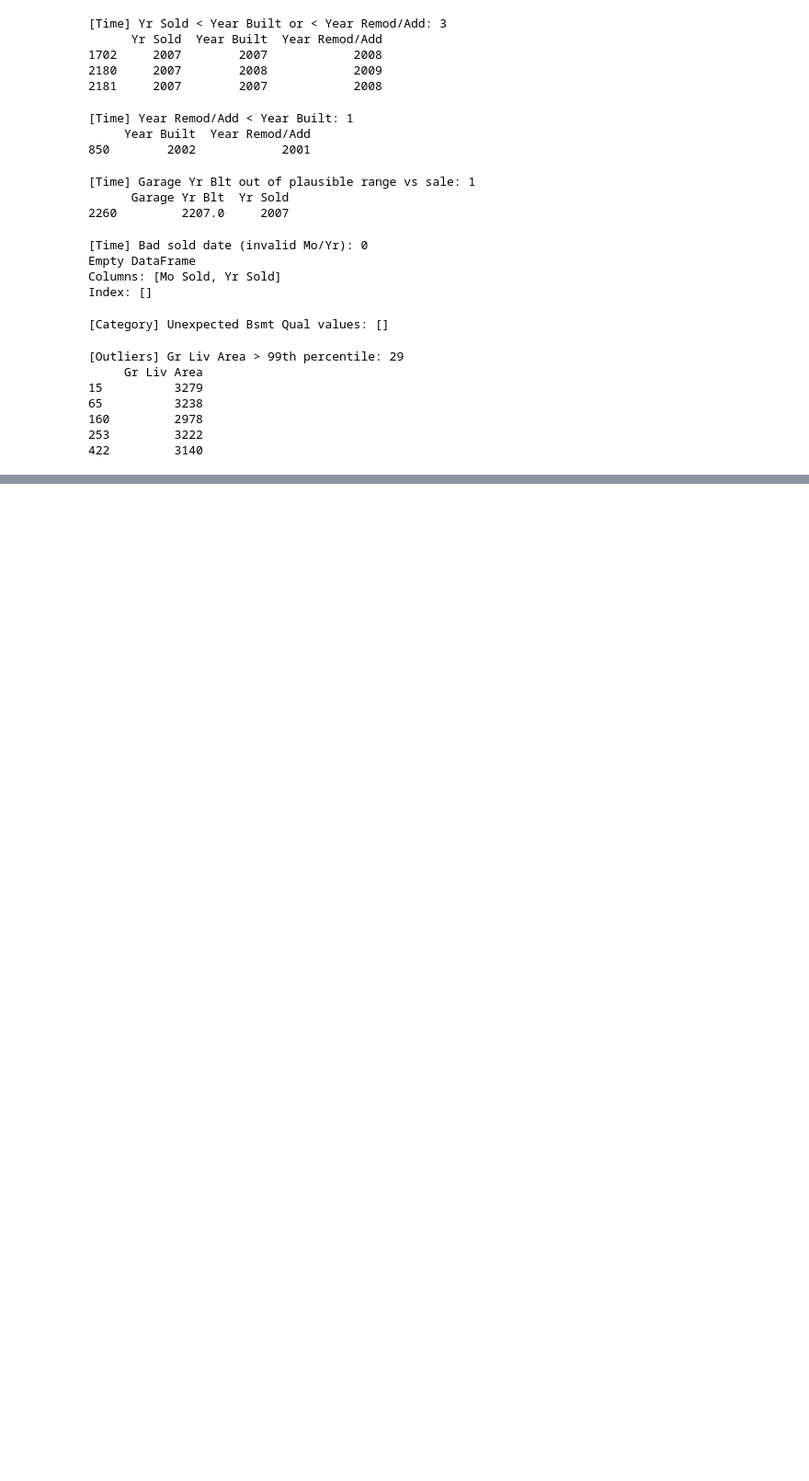
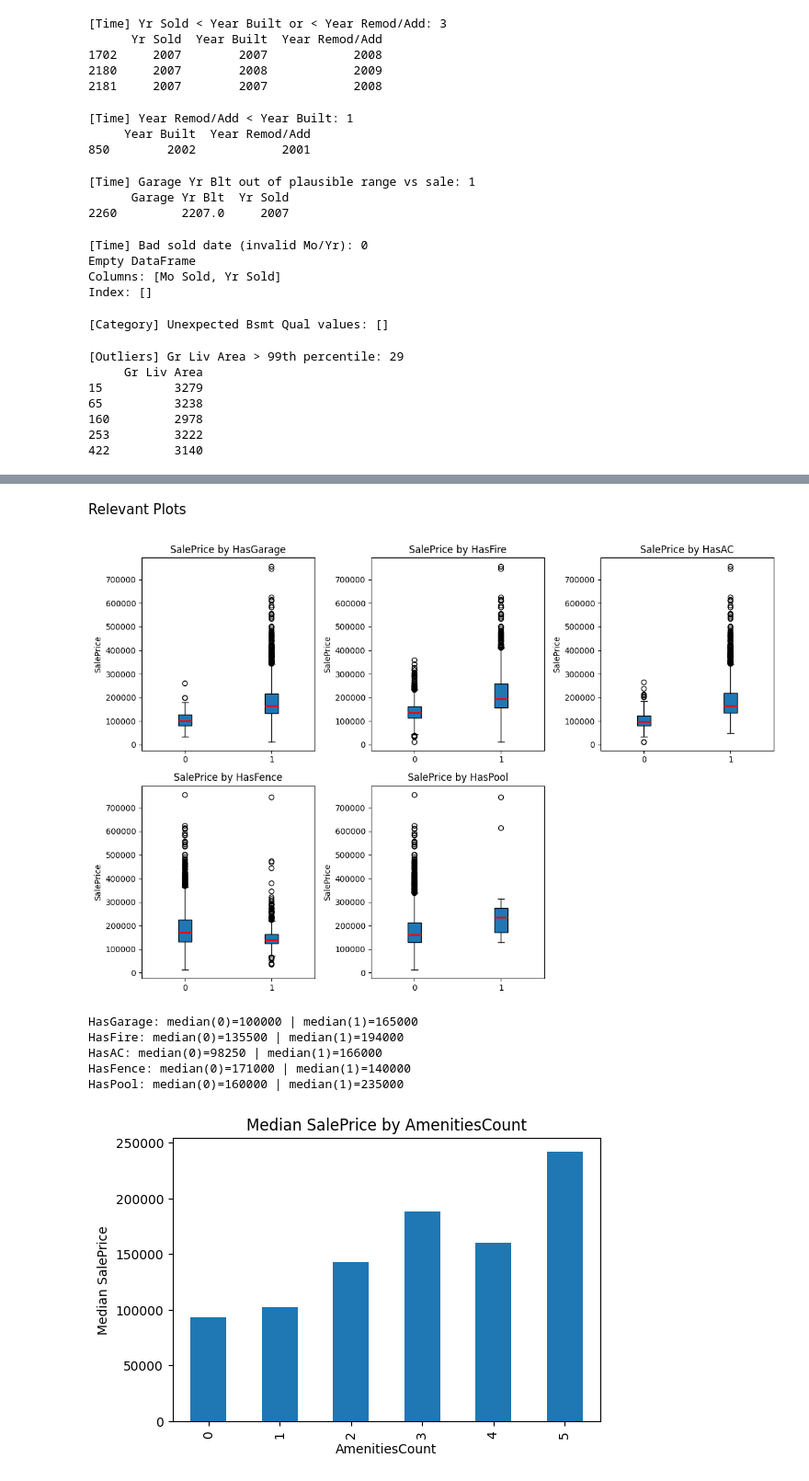
Before and after one commit to MalinaDumitrescu/ML_Projects, a Jupyter notebook: Lab1_ML/data_analysis.ipynb, the cells around one changed output, grey strips where cells are left out. Shown at 92% size. Saved outputs shown, nothing was run; the diff lists cells and outputs as text; code cells hidden in the pictures; blank space fills up the shorter version.

```diff
--- a/Lab1_ML/data_analysis.ipynb
+++ b/Lab1_ML/data_analysis.ipynb
@@ -845,6 +845,3 @@ print(suspect_gr[['Gr Liv Area']].head())
 160         2978
 253         3222
 422         3140
-# %%
-# drop ID-like columns (safe)
-df = df.drop(columns=['Order', 'PID'], errors='ignore').copy()
@@ -869,0 +848,68 @@ dtype: int64
+# %% [markdown]
+Relevant Plots
+# %%
+# -------------------------------
+# 1️⃣ Creare coloane binare pentru amenities
+# -------------------------------
+df['HasPool']   = (df['Pool Area'] > 0).astype(int)
+df['HasFire']   = (df['Fireplaces'] > 0).astype(int)
+df['HasAC']     = (df['Central Air'] == 'Y').astype(int)
+df['HasFence']  = (df['Fence'] != 'NoFence').astype(int)
+df['HasGarage'] = (df['Garage Cars'].fillna(0) > 0).astype(int)
+
+# total count de amenități (câte are casa)
+df['AmenitiesCount'] = df[['HasPool', 'HasFire', 'HasAC', 'HasFence', 'HasGarage']].sum(axis=1)
+
+# -------------------------------
+# 2️⃣ Funcție pentru boxploturi comparative
+# -------------------------------
+def boxplot_binary(feature, ax=None):
+    ax = ax or plt.gca()
+    ax.boxplot(
+        [df.loc[df[feature] == 0, 'SalePrice'],
+         df.loc[df[feature] == 1, 'SalePrice']],
+        tick_labels=['0', '1'],                       # corect: labels, nu tick_labels
+        patch_artist=True,                       # permite colorare
+        medianprops=dict(color='red', linewidth=2)
+    )
+    ax.set_title(f"SalePrice by {feature}")
+    ax.set_ylabel("SalePrice")
+
+# -------------------------------
+# 3️⃣ Vizualizare boxploturi pentru fiecare amenity
+# -------------------------------
+fig, axes = plt.subplots(2, 3, figsize=(12, 8))
+axes = axes.ravel()
+
+for i, feat in enumerate(['HasGarage', 'HasFire', 'HasAC', 'HasFence', 'HasPool']):
+    boxplot_binary(feat, axes[i])
+
+axes[-1].axis('off')  # ultimul subplot gol, pentru aspect simetric
+plt.tight_layout()
+plt.show()
+
+# -------------------------------
+# 4️⃣ Mediană per amenity (0 vs 1)
+# -------------------------------
+for feat in ['HasGarage', 'HasFire', 'HasAC', 'HasFence', 'HasPool']:
+    med = df.groupby(feat)['SalePrice'].median()
+    print(f"{feat}: median(0)={med.get(0, np.nan):.0f} | median(1)={med.get(1, np.nan):.0f}")
+
+# -------------------------------
+# 5️⃣ Relația dintre numărul de amenities și prețul median
+# -------------------------------
+df.groupby('AmenitiesCount')['SalePrice'].median().plot(
+    kind='bar',
+    figsize=(6, 4),
+    title='Median SalePrice by AmenitiesCount'
+)
+plt.ylabel("Median SalePrice")
+plt.show()
+# %% [output]
+[figure, added]
+HasGarage: median(0)=100000 | median(1)=165000
+HasFire: median(0)=135500 | median(1)=194000
+HasAC: median(0)=98250 | median(1)=166000
+HasFence: median(0)=171000 | median(1)=140000
+HasPool: median(0)=160000 | median(1)=235000
+[figure, added]
```
Also changed, not shown: parts of 21 cells of this notebook.
